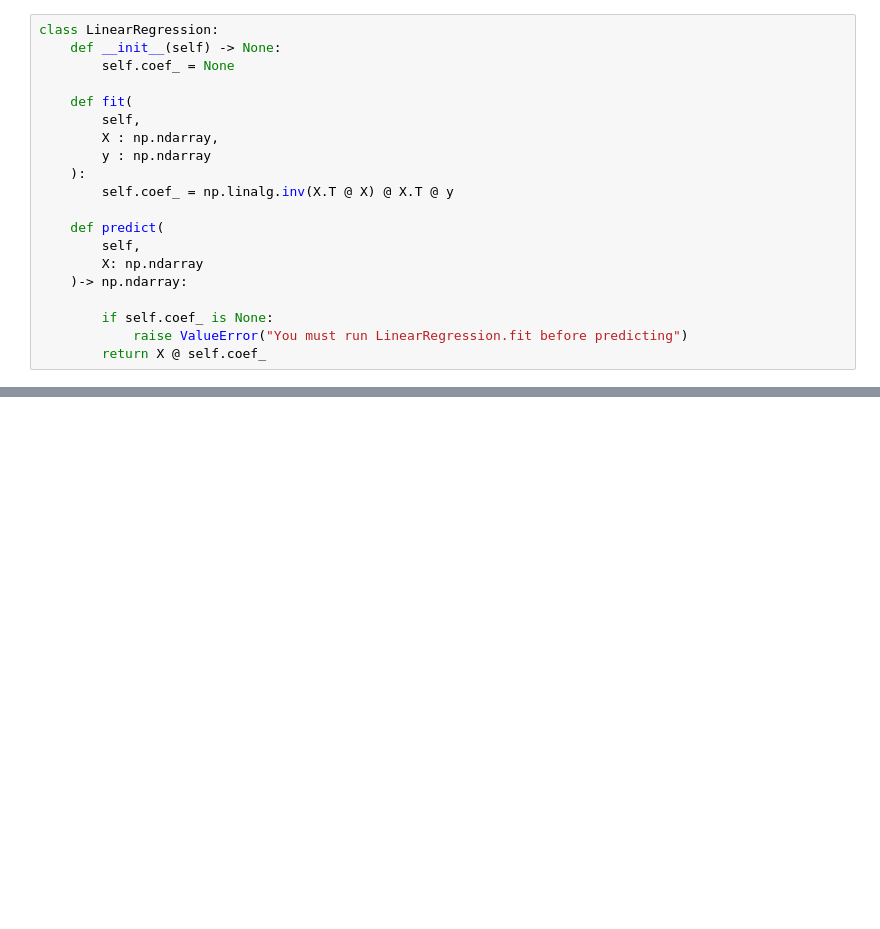
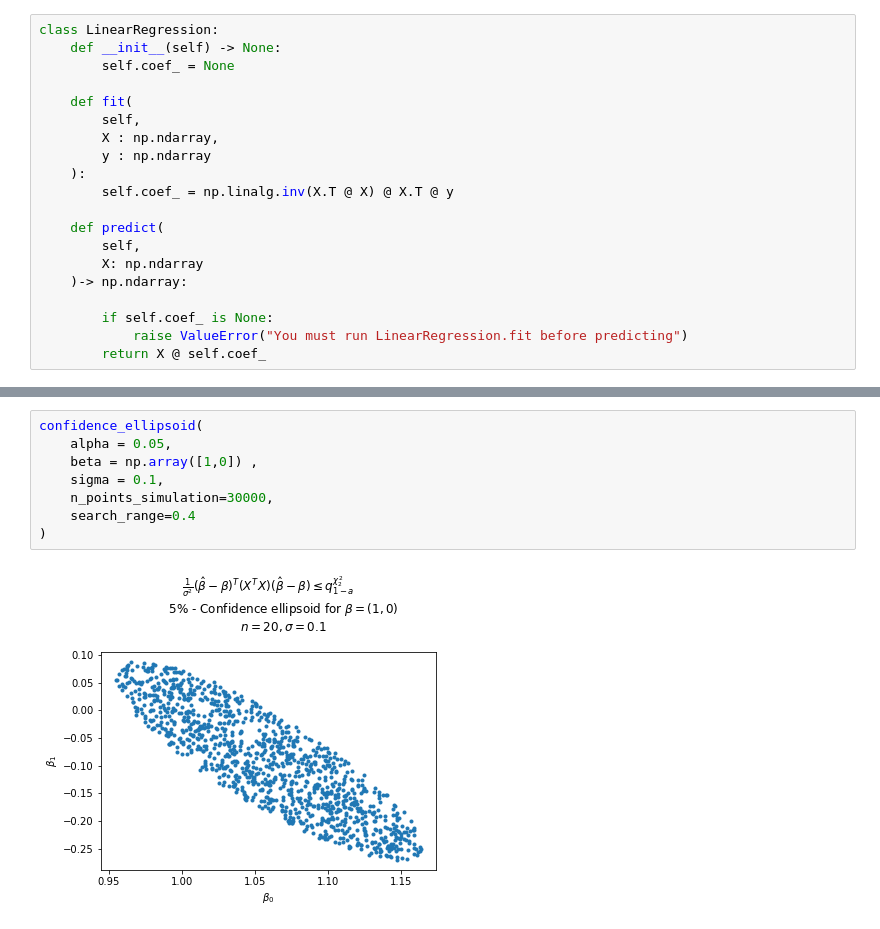
Before and after one commit to peulsilva/LinReg-MAP361, a Jupyter notebook: code.ipynb, the cells around one changed output, grey strips where cells are left out. Saved outputs shown, nothing was run; the diff lists cells and outputs as text; blank space fills up the shorter version.

```diff
--- a/code.ipynb
+++ b/code.ipynb
@@ -294,0 +373,10 @@ class LinearRegression:
+# %%
+confidence_ellipsoid(
+    alpha = 0.05,
+    beta = np.array([1,0]) ,
+    sigma = 0.1,
+    n_points_simulation=30000,
+    search_range=0.4
+)
+# %% [output]
+[figure, added]
```
Also changed, not shown: parts of 41 cells of this notebook.
